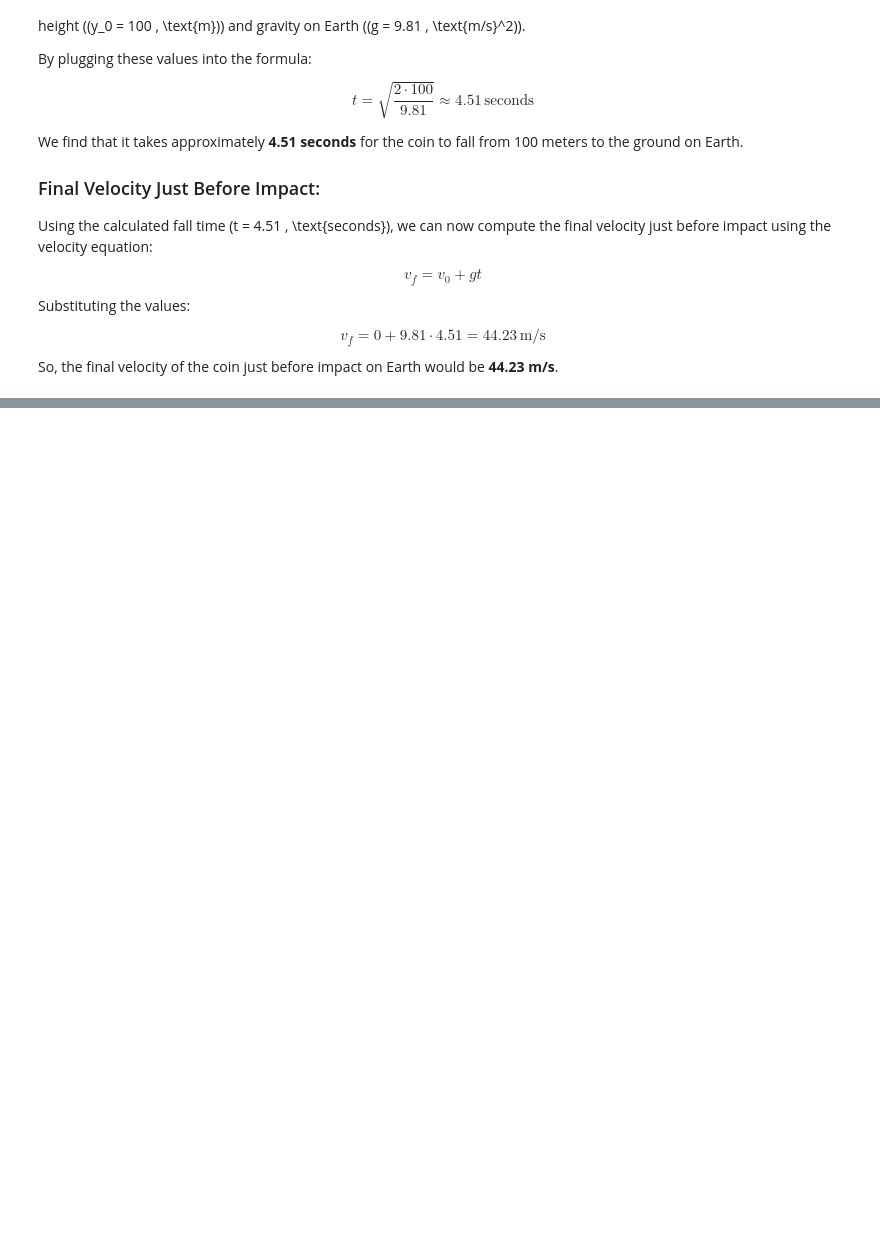
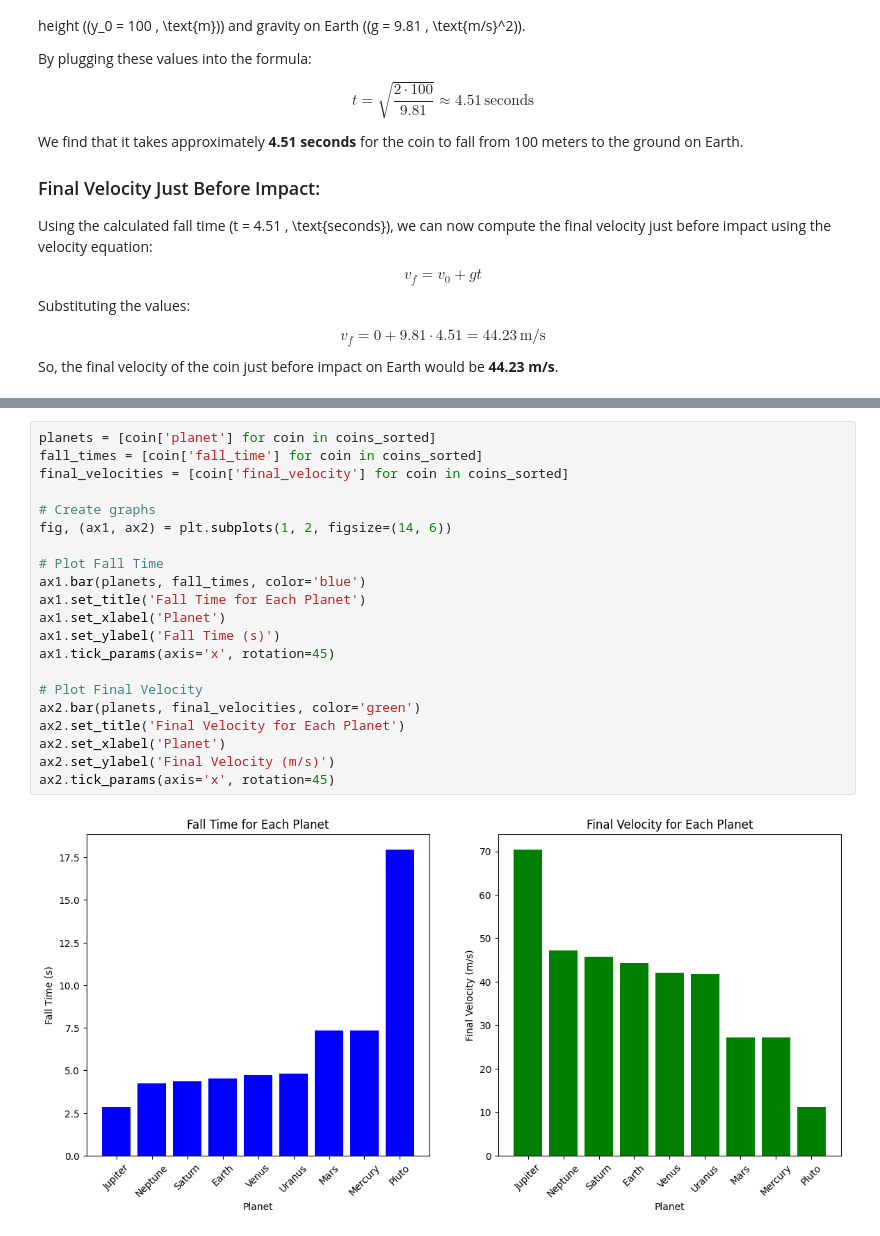
Before and after one commit to Leyaaaan1/FreeFallSimulations, a Jupyter notebook: free-fall.ipynb, the cells around one changed output, grey strips where cells are left out. Saved outputs shown, nothing was run; the diff lists cells and outputs as text; blank space fills up the shorter version.

```diff
--- a/free-fall.ipynb
+++ b/free-fall.ipynb
@@ -370,0 +283,23 @@ Pluto       0           0.62        17.96       11.1
+# %%
+planets = [coin['planet'] for coin in coins_sorted]
+fall_times = [coin['fall_time'] for coin in coins_sorted]
+final_velocities = [coin['final_velocity'] for coin in coins_sorted]
+
+# Create graphs
+fig, (ax1, ax2) = plt.subplots(1, 2, figsize=(14, 6))
+
+# Plot Fall Time
+ax1.bar(planets, fall_times, color='blue')
+ax1.set_title('Fall Time for Each Planet')
+ax1.set_xlabel('Planet')
+ax1.set_ylabel('Fall Time (s)')
+ax1.tick_params(axis='x', rotation=45)
+
+# Plot Final Velocity
+ax2.bar(planets, final_velocities, color='green')
+ax2.set_title('Final Velocity for Each Planet')
+ax2.set_xlabel('Planet')
+ax2.set_ylabel('Final Velocity (m/s)')
+ax2.tick_params(axis='x', rotation=45)
+# %% [output]
+[figure, added]
```
Also changed, not shown: parts of 3 cells of this notebook.
